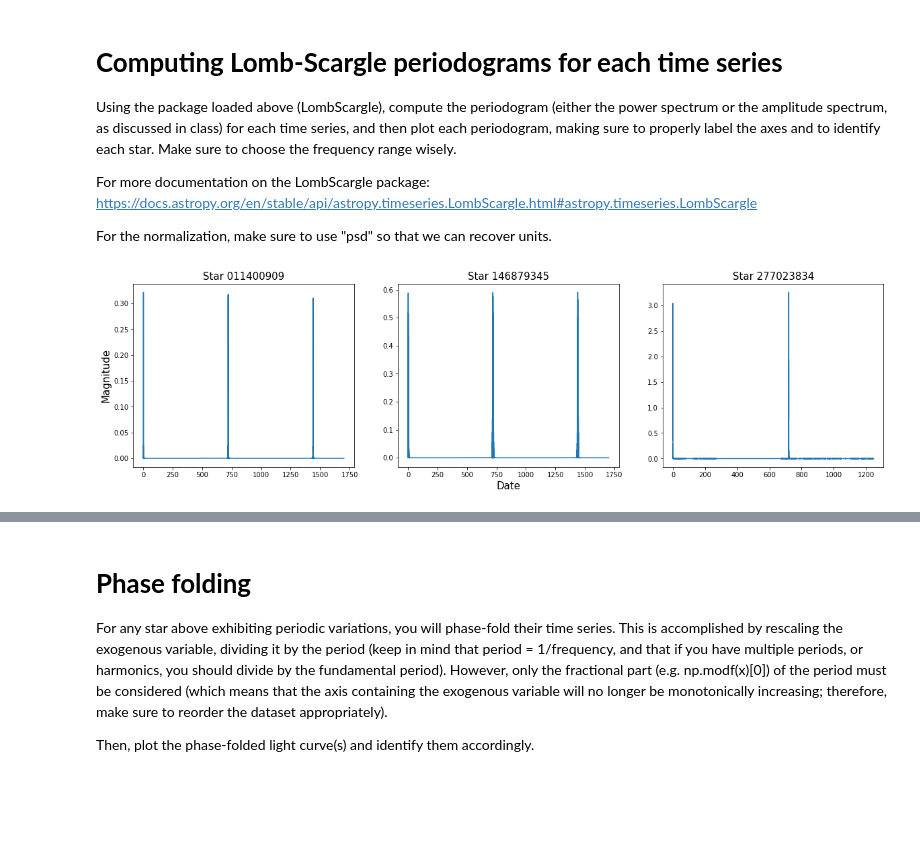
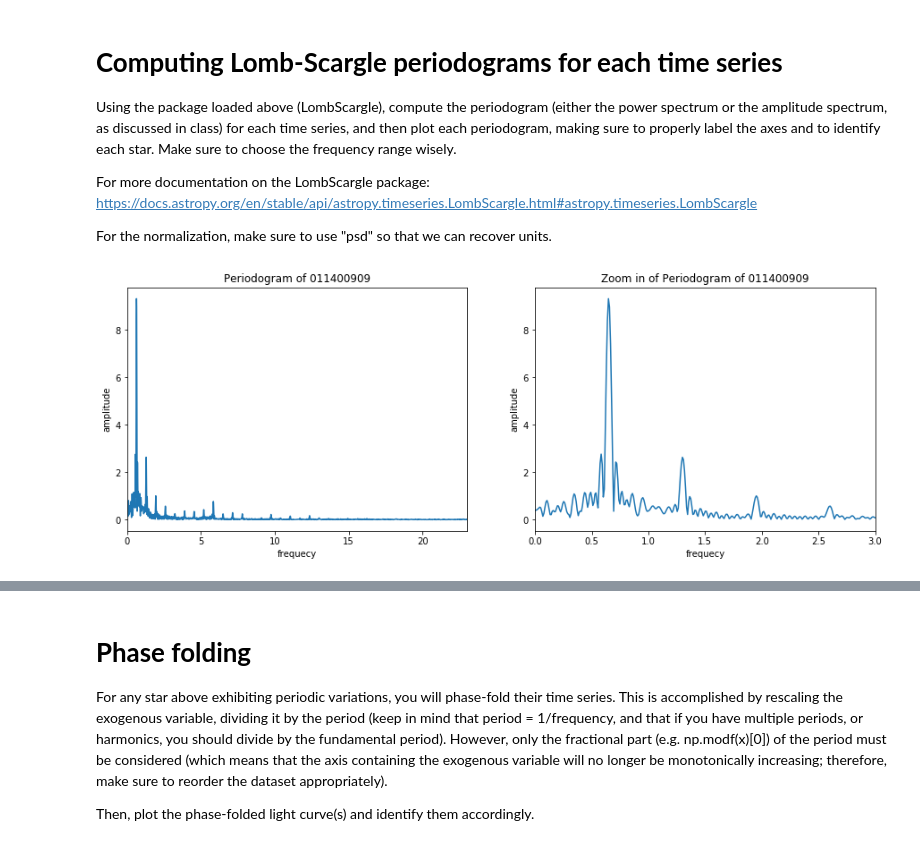
Before and after one commit to DesiPilla/DSPS_dPilla, a Jupyter notebook: HW11/TESSlightcurves.ipynb, the cells around one changed output, grey strips where cells are left out. Saved outputs shown, nothing was run; the diff lists cells and outputs as text; code cells hidden in the pictures; blank space fills up the shorter version.

```diff
--- a/HW11/TESSlightcurves.ipynb
+++ b/HW11/TESSlightcurves.ipynb
@@ -77,15 +75,25 @@ freq3, pow3 = LombScargle(s3.date, s3.magnitude, normalization = 'psd').autopowe
-# %%
-fig = plt.figure(figsize = (20, 5))
-(ax1, ax2, ax3) = fig.subplots(1, 3)
-ax1.plot(freq1, pow1)
-ax2.plot(freq2, pow2)
-ax3.plot(freq3, pow3);
-
-ax1.set_title('Star 011400909', fontsize = 15)
-ax2.set_title('Star 146879345', fontsize = 15)
-ax3.set_title('Star 277023834', fontsize = 15);
-
-ax2.set_xlabel('Date', fontsize = 15)
-ax1.set_ylabel('Magnitude', fontsize = 15);
-# %% [output]
-[figure, removed]
+# %%
+def periodogram(series, name):
+  ls = LombScargle(series['date'], 1000*series['magnitude'])
+  N = len(series['date'])
+  frequency, power = ls.autopower(normalization = 'psd', nyquist_factor = 0.2)
+  amp = 2*(power/N)**0.5
+
+  fig = plt.figure(figsize = (15, 5))
+  (ax1, ax2) = fig.subplots(1, 2)
+
+  ax1.plot(frequency, amp)
+  ax1.set_title('Periodogram of %s' % name)
+  ax1.set_xlabel('frequecy')
+  ax1.set_ylabel('amplitude')
+  ax1.set_xlim([0,23])
+
+  ax2.plot(frequency, amp)
+  ax2.set_title('Zoom in of Periodogram of %s' % name)
+  ax2.set_xlabel('frequecy')
+  ax2.set_ylabel('amplitude')
+  ax2.set_xlim([0,3])
+# %%
+periodogram(s1, '011400909')
+# %% [output]
+[figure, added]
```
Also changed, not shown: parts of 23 cells of this notebook.
